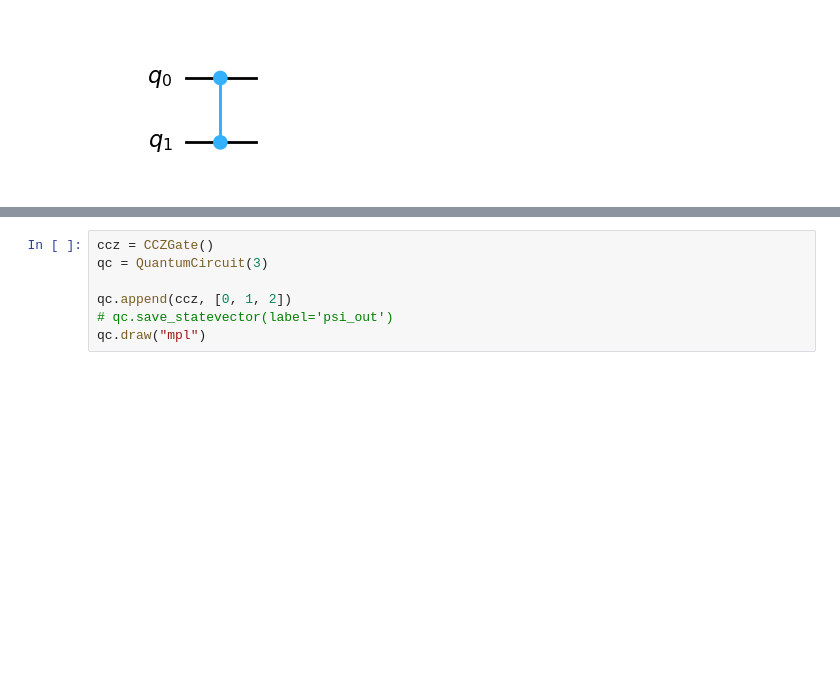
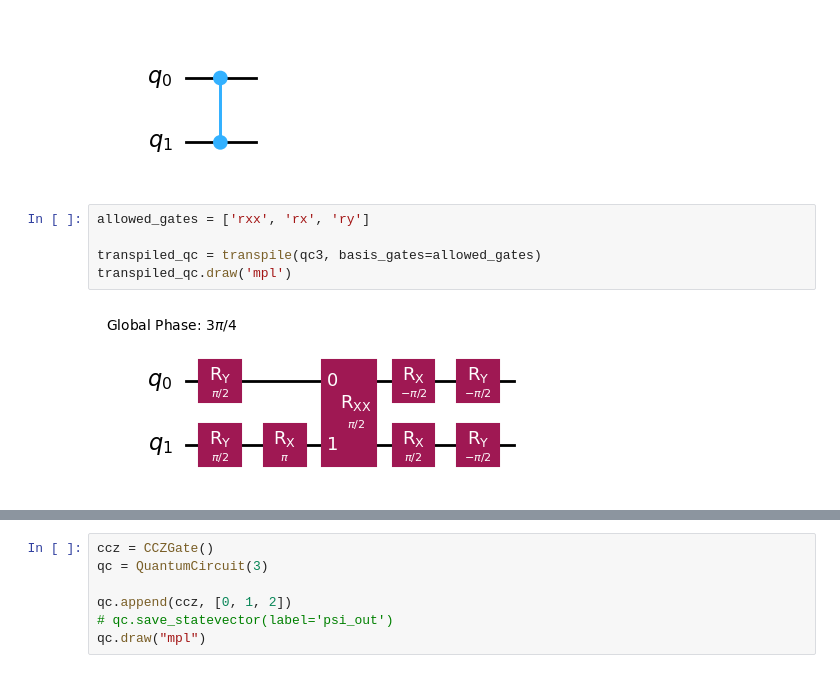
Before and after one commit to danieloflynn/qc_hw8, a Jupyter notebook: final_project/final_project_grover_pe.ipynb, the cells around one changed output, grey strips where cells are left out. Cells and saved outputs as stored; diff of their text form; blank space fills up the shorter version.

```diff
--- a/final_project/final_project_grover_pe.ipynb
+++ b/final_project/final_project_grover_pe.ipynb
@@ -23,3 +26,10 @@ qc3.cz(0, 1)
 qc3.draw("mpl")
 # %% [output]
 [figure]
+# %%
+allowed_gates = ['rxx', 'rx', 'ry']
+
+transpiled_qc = transpile(qc3, basis_gates=allowed_gates)
+transpiled_qc.draw('mpl')
+# %% [output]
+[figure, added]
```
Also changed, not shown: parts of 19 cells of this notebook.
